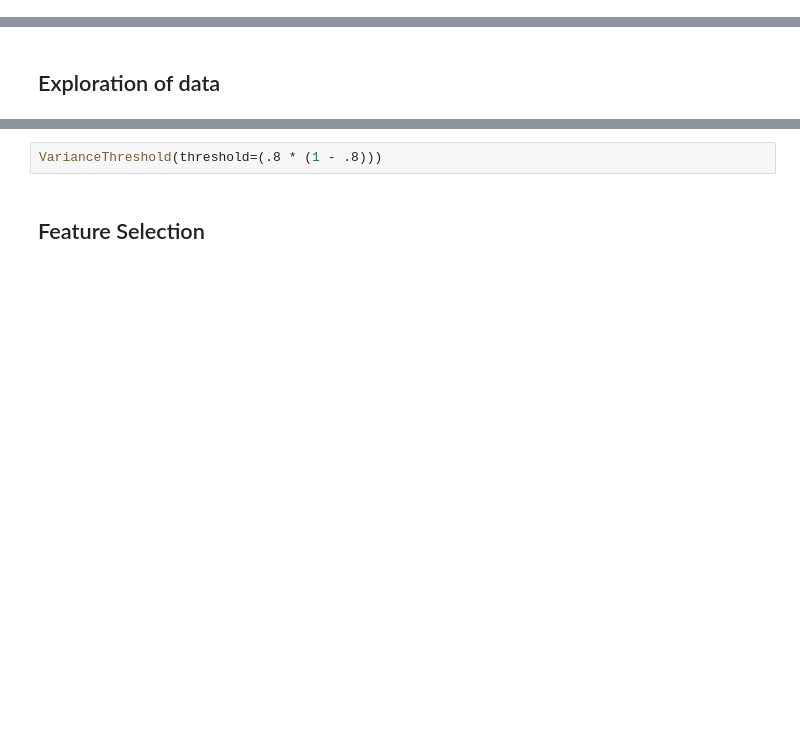
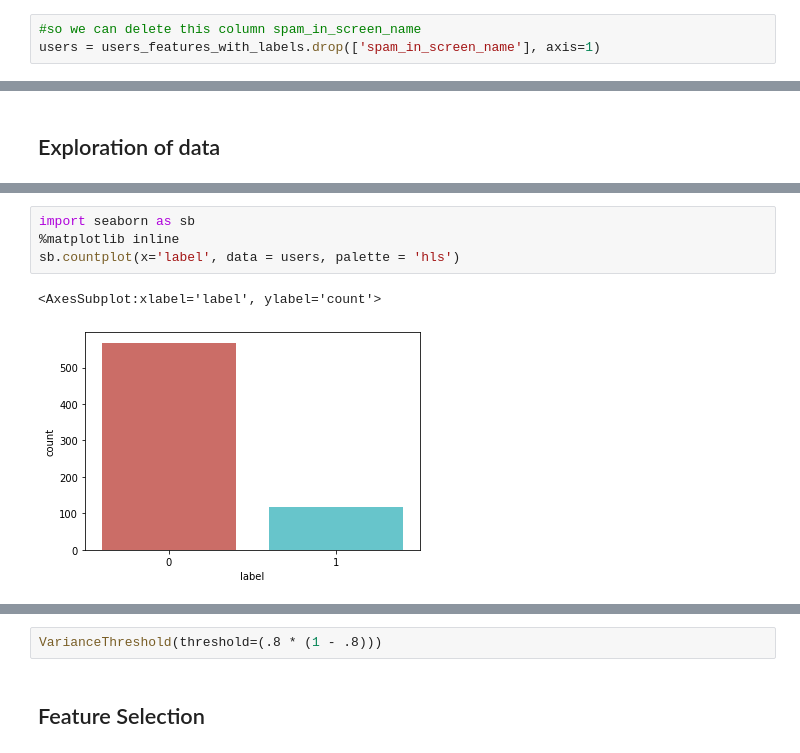
Before and after one commit to achrafBenHamou/DataMining-BigData, a Jupyter notebook: main.ipynb, the cells around one changed output, grey strips where cells are left out. Drawn from its saved outputs; the diff is of its cells as text; blank space fills up the shorter version.

```diff
--- a/main.ipynb
+++ b/main.ipynb
@@ -36,0 +146,3 @@ graph = pd.read_csv("/data/Social_spammers_dataset/graphs/c_combined_edges_w_1_s
+# %%
+#so we can delete this column spam_in_screen_name
+users = users_features_with_labels.drop(['spam_in_screen_name'], axis=1)
@@ -70,0 +192,7 @@ labels
+# %%
+import seaborn as sb
+%matplotlib inline
+sb.countplot(x='label', data = users, palette = 'hls')
+# %% [output]
+<AxesSubplot:xlabel='label', ylabel='count'>
+[figure, added]
```
Also changed, not shown: parts of 38 cells of this notebook.
